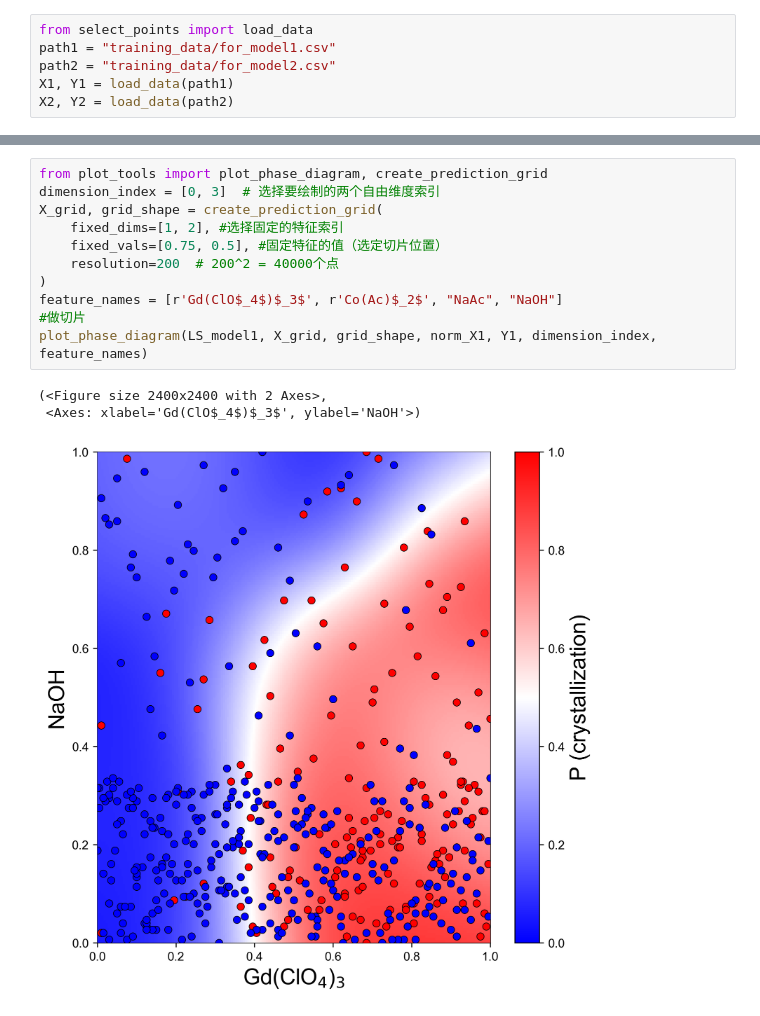
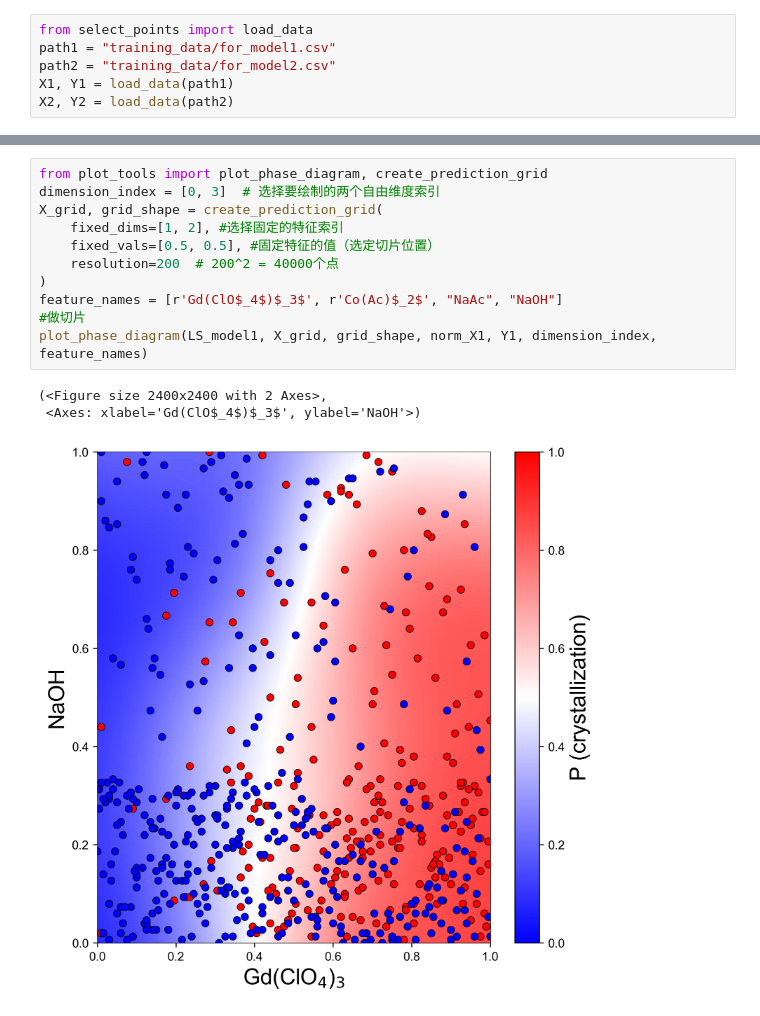
Before and after one commit to unkowned-W/Phase_Diagram, a Jupyter notebook: GdCoAc_phase_diagram-main/make_graph.ipynb, the cells around one changed output, grey strips where cells are left out. Saved outputs shown, nothing was run; the diff lists cells and outputs as text.

```diff
--- a/GdCoAc_phase_diagram-main/make_graph.ipynb
+++ b/GdCoAc_phase_diagram-main/make_graph.ipynb
@@ -86,16 +90,16 @@ plot_performance(all_LSperformance2)
 # %%
 from plot_tools import plot_phase_diagram, create_prediction_grid
 dimension_index = [0, 3]  # 选择要绘制的两个自由维度索引
 X_grid, grid_shape = create_prediction_grid(
     fixed_dims=[1, 2], #选择固定的特征索引
-    fixed_vals=[0.75, 0.5], #固定特征的值（选定切片位置）
+    fixed_vals=[0.5, 0.5], #固定特征的值（选定切片位置）
     resolution=200  # 200^2 = 40000个点
 )
 feature_names = [r'Gd(ClO$_4$)$_3$', r'Co(Ac)$_2$', "NaAc", "NaOH"]
 #做切片
 plot_phase_diagram(LS_model1, X_grid, grid_shape, norm_X1, Y1, dimension_index, feature_names)
 # %% [output]
 (<Figure size 2400x2400 with 2 Axes>,
  <Axes: xlabel='Gd(ClO$_4$)$_3$', ylabel='NaOH'>)
-[figure, old version]
+[figure, new version]
 # %%
```
Also changed, not shown: parts of 5 cells of this notebook, 9 other files.
